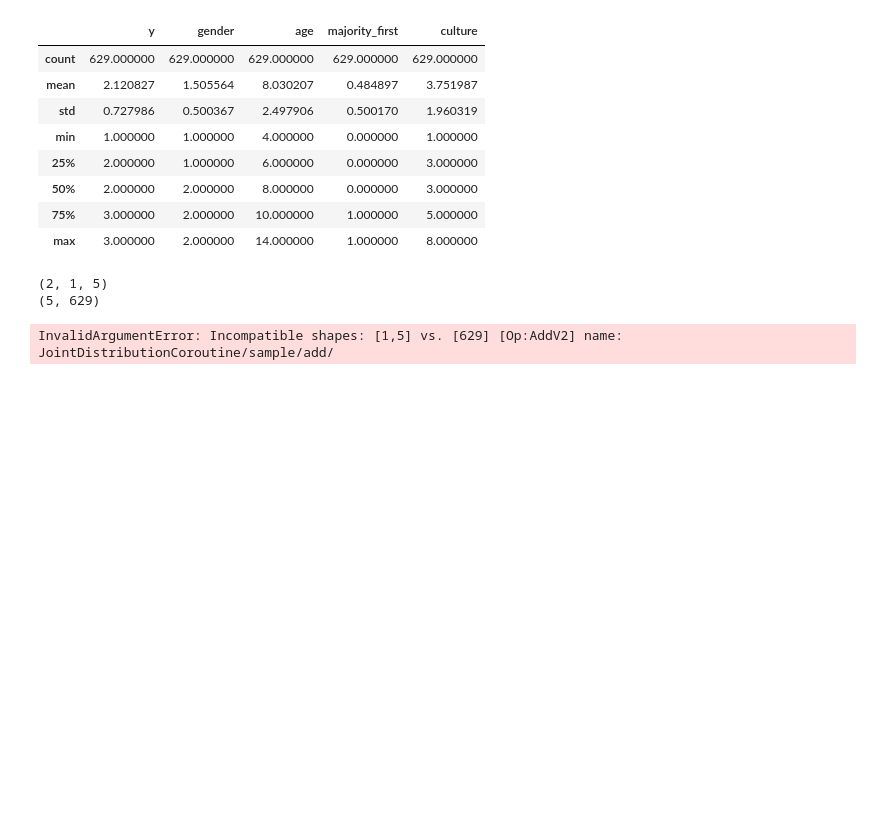
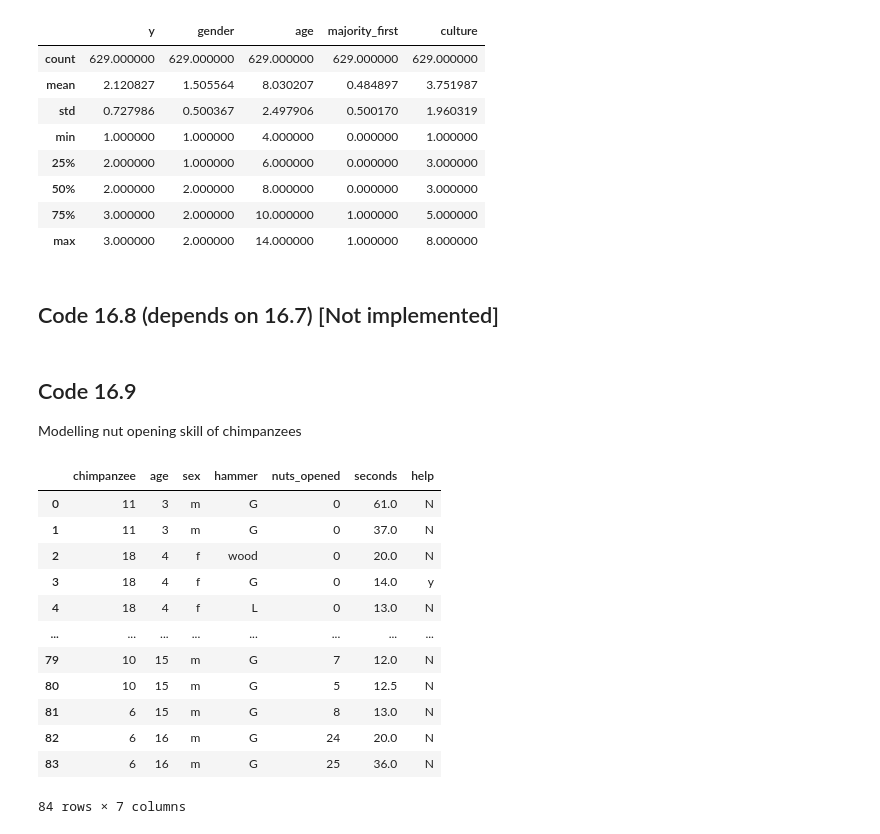
Before and after one commit to ksachdeva/rethinking-tensorflow-probability, a Jupyter notebook: notebooks/16_generalized_linear_madness.ipynb, the cells around one changed output. Drawn from its saved outputs; the diff is of its cells as text; code cells hidden in the pictures; blank space fills up the shorter version.

```diff
--- a/notebooks/16_generalized_linear_madness.ipynb
+++ b/notebooks/16_generalized_linear_madness.ipynb
@@ -408,9 +410,3 @@ dat= dict(N=d.shape[0],
           majority_first=d.majority_first.values)
 
 jdc_boxes_model = make_boxes_model(dat["N"], dat["y"], dat["majority_first"])
-# %%
-jdc_boxes_model.sample(2)
-# %% [output]
-(2, 1, 5)
-(5, 629)
-InvalidArgumentError: Incompatible shapes: [1,5] vs. [629] [Op:AddV2] name: JointDistributionCoroutine/sample/add/
@@ -416,0 +417,23 @@ InvalidArgumentError: Incompatible shapes: [1,5] vs. [629] [Op:AddV2] name: Join
+# %% [markdown]
+## Code 16.8 (depends on 16.7) [Not implemented]
+# %% [markdown]
+## Code 16.9
+
+Modelling nut opening skill of chimpanzees
+# %%
+d = pd.read_csv(PANDA_NUTS_DATASET_PATH, sep=";")
+d
+# %% [output]
+|  | chimpanzee | age | sex | hammer | nuts_opened | seconds | help |
+| 0 | 11 | 3 | m | G | 0 | 61.0 | N |
+| 1 | 11 | 3 | m | G | 0 | 37.0 | N |
+| 2 | 18 | 4 | f | wood | 0 | 20.0 | N |
+| 3 | 18 | 4 | f | G | 0 | 14.0 | y |
+| 4 | 18 | 4 | f | L | 0 | 13.0 | N |
+| ... | ... | ... | ... | ... | ... | ... | ... |
+| 79 | 10 | 15 | m | G | 7 | 12.0 | N |
+| 80 | 10 | 15 | m | G | 5 | 12.5 | N |
+| 81 | 6 | 15 | m | G | 8 | 13.0 | N |
+| 82 | 6 | 16 | m | G | 24 | 20.0 | N |
+| 83 | 6 | 16 | m | G | 25 | 36.0 | N |
+84 rows × 7 columns
```
Also changed, not shown: parts of 11 cells of this notebook.
